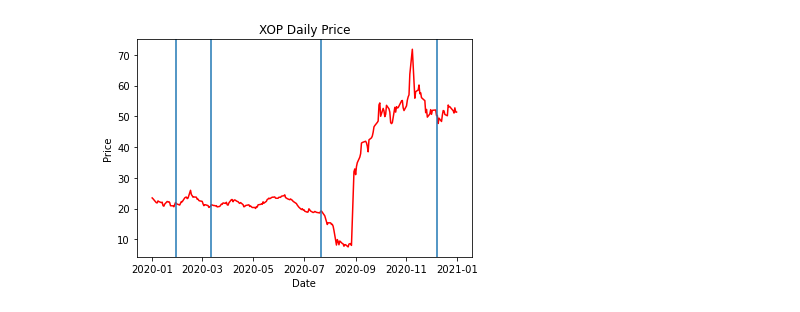
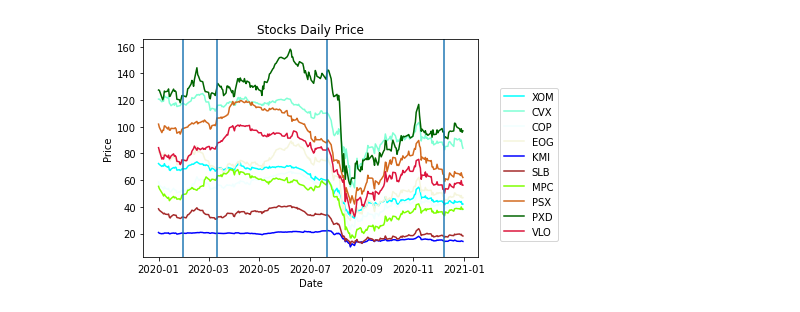
Before and after one commit to Dinorobie/stocks-covid, a Jupyter notebook: energy_analysis.ipynb, the cells around one changed output. Drawn from its saved outputs; the diff is of its cells as text; code cells hidden in the pictures.

```diff
--- a/energy_analysis.ipynb
+++ b/energy_analysis.ipynb
@@ -97,7 +107,7 @@ ticker_value_df
 # Cleaning the results dataframe
 
 # Dropping rows with no values (no stocks operations)
-clean_df = ticker_value_df.loc[ticker_value_df["XOP"]!=0].reset_index(drop=True)
+clean_df = ticker_value_df.loc[ticker_value_df["XOM"]!=0].reset_index(drop=True)
 clean_df
 
 # Dropping columns with no data (Indexes not found in the API)
@@ -187,28 +231,39 @@ plt.show()
 # %%
 # Generate a scatter plot XPH
 x_axis = clean_df["Date"]
-tumsiz = clean_df["XOP"]
 
 fig1, ax1 = plt.subplots()
-plt.title('XOP Daily Price')
-#plt.axvline(x=44197)
-plt.plot(x_axis, tumsiz,linewidth=1.5, markersize=0,marker="o",color="red")
+plt.title('Stocks Daily Price')
 plt.xlabel('Date')
 plt.ylabel('Price')
+
+# Creating all the ticker daily lines
+plt.plot(x_axis, clean_df["XOM"],linewidth=1.5, markersize=0,marker="o",color="aqua", label='XOM')
+plt.plot(x_axis, clean_df["CVX"],linewidth=1.5, markersize=0,marker="o",color="aquamarine", label='CVX')
+plt.plot(x_axis, clean_df["COP"],linewidth=1.5, markersize=0,marker="o",color="azure", label='COP')
+plt.plot(x_axis, clean_df["EOG"],linewidth=1.5, markersize=0,marker="o",color="beige", label='EOG')
+plt.plot(x_axis, clean_df["KMI"],linewidth=1.5, markersize=0,marker="o",color="blue", label='KMI')
+plt.plot(x_axis, clean_df["SLB"],linewidth=1.5, markersize=0,marker="o",color="brown", label='SLB')
+plt.plot(x_axis, clean_df["MPC"],linewidth=1.5, markersize=0,marker="o",color="chartreuse", label='MPC')
+plt.plot(x_axis, clean_df["PSX"],linewidth=1.5, markersize=0,marker="o",color="chocolate", label='PSX')
+plt.plot(x_axis, clean_df["PXD"],linewidth=1.5, markersize=0,marker="o",color="darkgreen", label='PXD')
+plt.plot(x_axis, clean_df["VLO"],linewidth=1.5, markersize=0,marker="o",color="crimson", label='VLO')
+
 
 # Create vertical lines with relevant dates
 cov_str=datetime.datetime.strptime("2020-01-30","%Y-%m-%d")
 cov_np=datetime.datetime.strptime("2020-03-11","%Y-%m-%d")
 cov_testv=datetime.datetime.strptime("2020-07-21","%Y-%m-%d")
 cov_en=datetime.datetime.strptime("2020-12-08","%Y-%m-%d")
 plt.axvline(x=cov_str)
 plt.axvline(x=cov_en)
 plt.axvline(x=cov_testv)
 plt.axvline(x=cov_np)
+plt.legend(bbox_to_anchor=(1.05,0.8))
 
 # Saving to png
-filename = 'XOP_daily.png'
+filename = 'line_chart.png'
 path = os.path.join('energy_analysis', 'plot_images', filename)
 plt.savefig(path, transparent=False)
 # %% [output]
-[figure, old version]
+[figure, new version]
```
Also changed, not shown: parts of 12 cells of this notebook, 9 other files.
